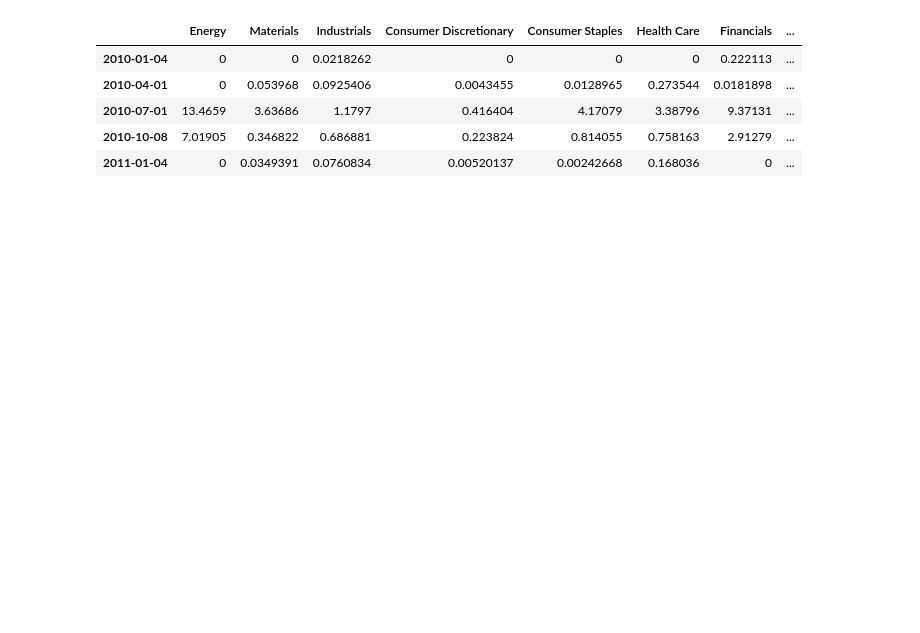
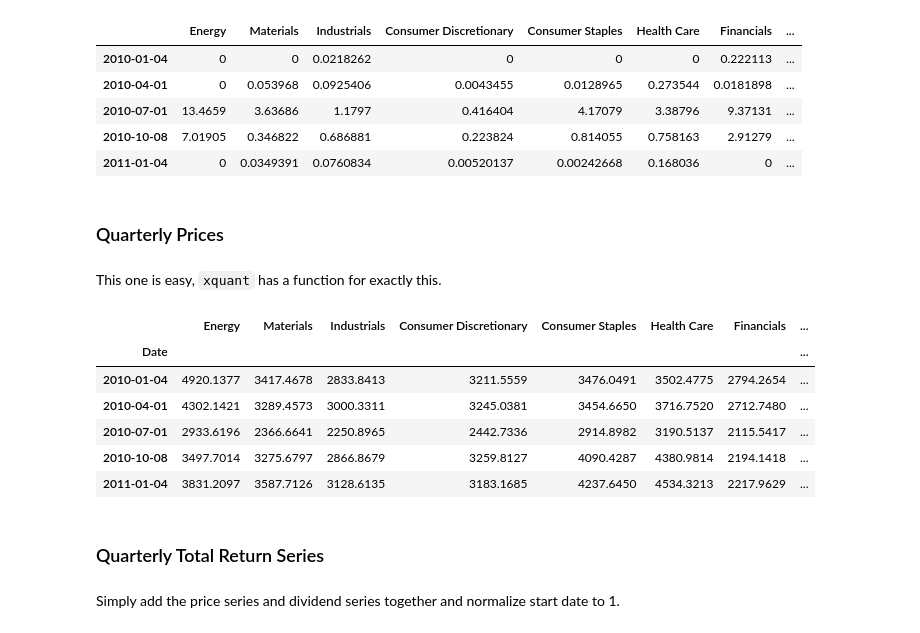
Before and after one commit to percy-xu/cicc, a Jupyter notebook: Industry Momentum + CAPE/data_preprocessing.ipynb, the cells around one changed output. Drawn from its saved outputs; the diff is of its cells as text; code cells hidden in the pictures; blank space fills up the shorter version.

```diff
--- a/Industry Momentum + CAPE/data_preprocessing.ipynb
+++ b/Industry Momentum + CAPE/data_preprocessing.ipynb
@@ -115,3 +116,7 @@ df_div_q.head()
 | 2011-01-04 | 0 | 0.0349391 | 0.0760834 | 0.00520137 | 0.00242668 | 0.168036 | 0 | ... |
 # %%
 # df_div_q.to_csv('\\data\\quarterly_dividends.csv')
+# %% [markdown]
+### Quarterly Prices
+# %% [markdown]
+This one is easy, `xquant` has a function for exactly this.
@@ -117,0 +125,14 @@ df_div_q.head()
+# %%
+df_idx_q.head()
+# %% [output]
+|  | Energy | Materials | Industrials | Consumer Discretionary | Consumer Staples | Health Care | Financials | ... |
+| Date |  |  |  |  |  |  |  | ... |
+| 2010-01-04 | 4920.1377 | 3417.4678 | 2833.8413 | 3211.5559 | 3476.0491 | 3502.4775 | 2794.2654 | ... |
+| 2010-04-01 | 4302.1421 | 3289.4573 | 3000.3311 | 3245.0381 | 3454.6650 | 3716.7520 | 2712.7480 | ... |
+| 2010-07-01 | 2933.6196 | 2366.6641 | 2250.8965 | 2442.7336 | 2914.8982 | 3190.5137 | 2115.5417 | ... |
+| 2010-10-08 | 3497.7014 | 3275.6797 | 2866.8679 | 3259.8127 | 4090.4287 | 4380.9814 | 2194.1418 | ... |
+| 2011-01-04 | 3831.2097 | 3587.7126 | 3128.6135 | 3183.1685 | 4237.6450 | 4534.3213 | 2217.9629 | ... |
+# %% [markdown]
+### Quarterly Total Return Series
+# %% [markdown]
+Simply add the price series and dividend series together and normalize start date to 1.
```
Also changed, not shown: parts of 10 cells of this notebook.
